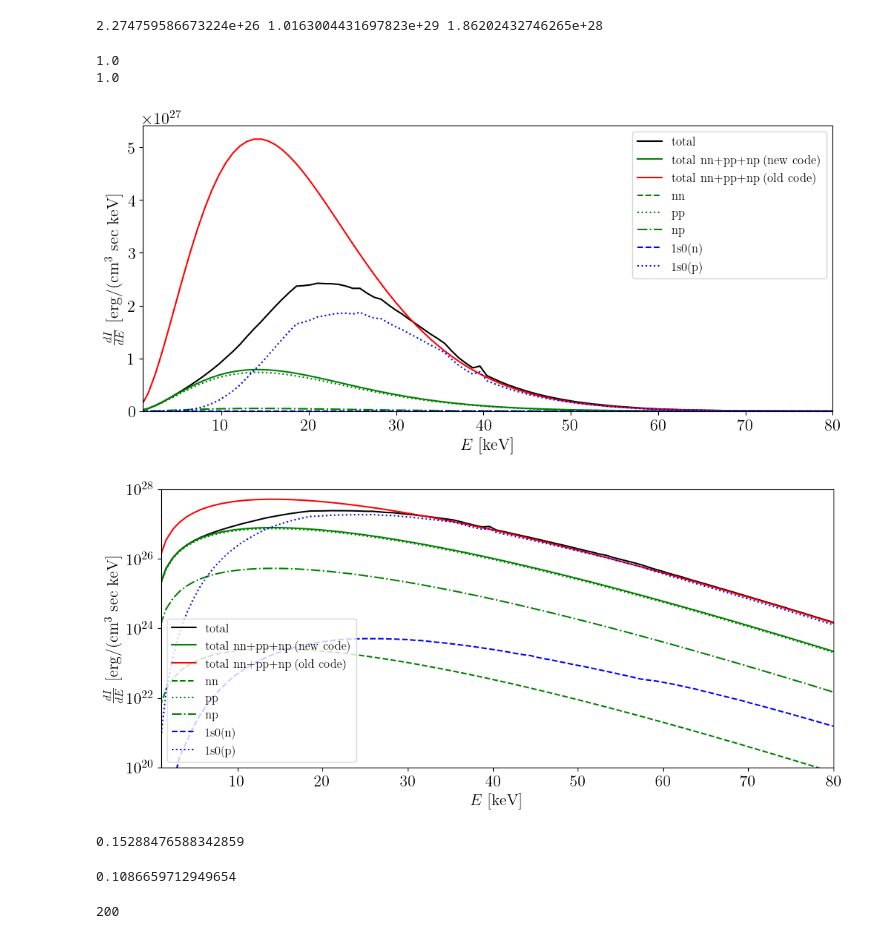
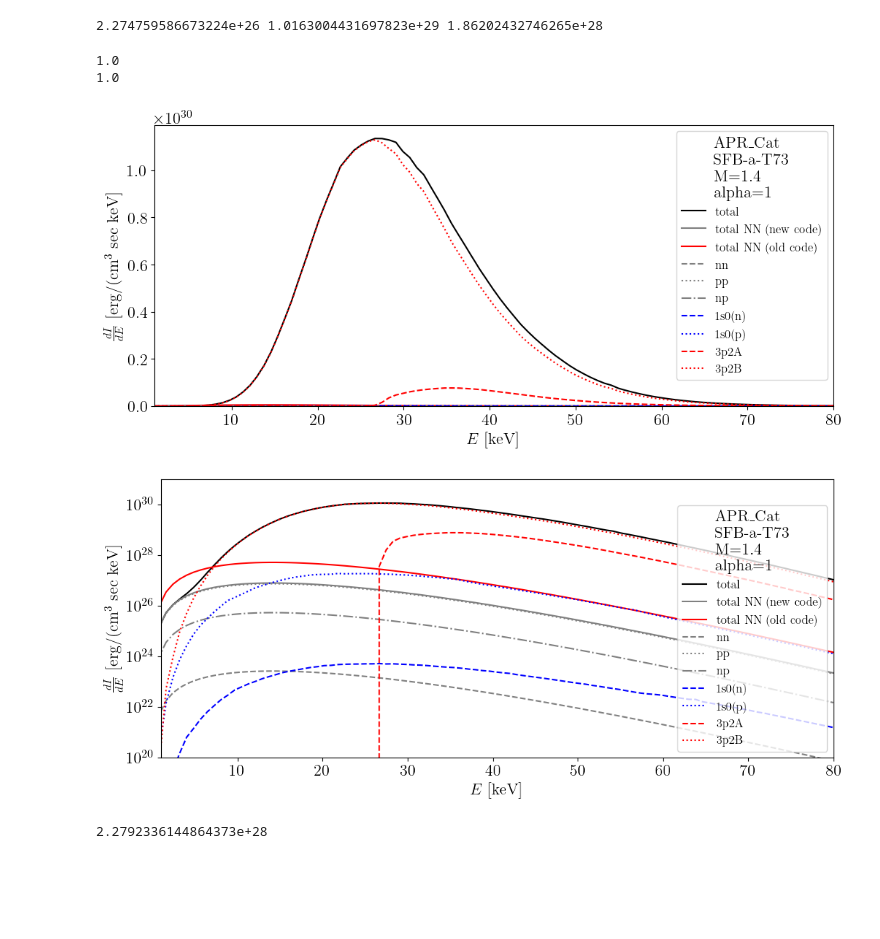
Before and after one commit to MSABuschmann/ns_axion_emission, a Jupyter notebook: notebooks/testing.ipynb, the cells around one changed output. Saved outputs shown, nothing was run; the diff lists cells and outputs as text; code cells hidden in the pictures; blank space fills up the shorter version.

```diff
--- a/notebooks/testing.ipynb
+++ b/notebooks/testing.ipynb
@@ -68,6 +68,8 @@ for i in range(len(integrand_E)):
 
 pbf_1s0n = np.zeros((len(alpha), len(E)))
 pbf_1s0p = np.zeros((len(alpha), len(E)))
+pbf_3p2A = np.zeros((len(alpha), len(E)))
+pbf_3p2B = np.zeros((len(alpha), len(E)))
 bremsstrahlung_nn = np.zeros((len(alpha), len(E)))
 bremsstrahlung_np = np.zeros((len(alpha), len(E)))
 bremsstrahlung_pp = np.zeros((len(alpha), len(E)))
@@ -75,6 +77,8 @@ bremsstrahlung_pp = np.zeros((len(alpha), len(E)))
 for i in range(len(alpha)):
     pbf_1s0n[i] = APR['1s0n_a'+str(i)][:]
     pbf_1s0p[i] = APR['1s0p_a'+str(i)][:]
+    pbf_3p2A[i] = APR['3p2A_a'+str(i)][:]
+    pbf_3p2B[i] = APR['3p2B_a'+str(i)][:]
     bremsstrahlung_nn[i] = APR['bremsstrahlung_nn_a'+str(i)][:]
     bremsstrahlung_np[i] = APR['bremsstrahlung_np_a'+str(i)][:]
     bremsstrahlung_pp[i] = APR['bremsstrahlung_pp_a'+str(i)][:]
@@ -160,6 +164,8 @@ for i in range(len(alpha)):
     fig, ax = plt.subplots(figsize=(12,5))
     ax.plot(E, pbf_1s0n[i], marker='', label='1s0(n)', color='blue', linestyle='--')
     ax.plot(E, pbf_1s0p[i], marker='', label='1s0(p)', color='blue', linestyle=':')
+    ax.plot(E, pbf_3p2A[i], marker='', label='3p2A', color='red', linestyle='--')
+    ax.plot(E, pbf_3p2B[i], marker='', label='3p2B', color='red', linestyle=':')
     ax.plot(E, bremsstrahlung_nn[i], marker='', label='nn', color='black', linestyle='-')
     ax.plot(E, bremsstrahlung_np[i], marker='', label='np', color='black', linestyle='-.')
     ax.plot(E, bremsstrahlung_pp[i], marker='', label='pp', color='black', linestyle=(0, (3, 5, 1, 5, 1, 5)))
@@ -168,7 +174,7 @@ for i in range(len(alpha)):
     #plt.plot(E, dFdE(E, params[2] * K2keV * alpha[i]) * 3.2e20, label='bremsstrahlung (old paper)', color='blue', linestyle=':')
 
     plt.legend()
-    plt.xlim(np.min(E), 100)
+    plt.xlim(np.min(E), 80)
     plt.xlabel(r'$E$ [keV]')
     plt.ylabel(r'$\frac{1}{N_{a,\mathrm{PBF}}}\frac{d\epsilon}{dE}$')
 
@@ -221,48 +227,44 @@ dataY = np.array(dataY)
 # %%
 for i in [1]:
     for Log in [False, True]:
         print(alpha[i])
         scal = 1
         fig, ax = plt.subplots(figsize=(12,5))
-        ax.plot(E, bremsstrahlung_pp[i]+bremsstrahlung_nn[i]+bremsstrahlung_np[i]+pbf_1s0n[i]+pbf_1s0p[i], marker='', label='total', color='black', linestyle='-')
-        ax.plot(E, bremsstrahlung_pp[i]+bremsstrahlung_nn[i]+bremsstrahlung_np[i], marker='', label='total nn+pp+np (new code)', color='green', linestyle='-')
-        plt.plot(mse.Es, mse.NSi.total_aNN_flux * mse.prim_spec * scal, label='total nn+pp+np (old code)', color='red')
-        ax.plot(E, bremsstrahlung_nn[i], marker='', label='nn', color='green', linestyle='--')
-        ax.plot(E, bremsstrahlung_pp[i], marker='', label='pp', color='green', linestyle=':')
-        ax.plot(E, bremsstrahlung_np[i], marker='', label='np', color='green', linestyle='-.')
+        ax.plot(E, bremsstrahlung_pp[i]+bremsstrahlung_nn[i]+bremsstrahlung_np[i]+pbf_1s0n[i]+pbf_1s0p[i]+pbf_3p2A[i]+pbf_3p2B[i], marker='', label='total', color='black', linestyle='-')
+        ax.plot(E, bremsstrahlung_pp[i]+bremsstrahlung_nn[i]+bremsstrahlung_np[i], marker='', label='total NN (new code)', color='grey', linestyle='-')
+        plt.plot(mse.Es, mse.NSi.total_aNN_flux * mse.prim_spec * scal, label='total NN (old code)', color='red')
+        ax.plot(E, bremsstrahlung_nn[i], marker='', label='nn', color='grey', linestyle='--')
+        ax.plot(E, bremsstrahlung_pp[i], marker='', label='pp', color='grey', linestyle=':')
+        ax.plot(E, bremsstrahlung_np[i], marker='', label='np', color='grey', linestyle='-.')
 
         ax.plot(E, pbf_1s0n[i], marker='', label='1s0(n)', color='blue', linestyle='--')
         ax.plot(E, pbf_1s0p[i], marker='', label='1s0(p)', color='blue', linestyle=':')
 
-
+        ax.plot(E, pbf_3p2A[i], marker='', label='3p2A', color='red', linestyle='--')
+        ax.plot(E, pbf_3p2B[i], marker='', label='3p2B', color='red', linestyle=':')
 
         #plt.plot(mse.Es, mse.NSi.total_ann_flux * mse.prim_spec * scal, label='nn (old code)', color='red', linestyle='--')
         #plt.plot(mse.Es, mse.NSi.total_app_flux * mse.prim_spec * scal, label='pp (old code)', color='red', linestyle=':')
         #plt.plot(mse.Es, mse.NSi.total_anp_flux * mse.prim_spec * scal, label='np (old code)', color='red', linestyle='-.')
-        plt.legend(fontsize=12)
+
         plt.xlim(1, 80)
         plt.xlabel(r'$E$ [keV]')
         plt.ylabel(r'$\frac{dI}{dE}$ [erg/(cm$^3$ sec keV]')
 
+        title = 'APR_Cat\n SFB-a-T73\n M=1.4\n alpha=1'
         if Log == False:
             plt.ylim(0,)
+            plt.legend(fontsize=12, loc='upper right', title=title)
         else:
             plt.yscale('log')
-            plt.ylim(1e20,1e28)
+            plt.ylim(1e20,1e31)
+            plt.legend(fontsize=12, loc='lower right', title=title)
 # %% [output]
 1.0
 1.0
-[figure, old version]
+[figure, new version]
-[figure, old version]
+[figure, new version]
 # %%
-np.sum(bremsstrahlung_pp[i]+bremsstrahlung_nn[i]+bremsstrahlung_np[i]) / np.sum((mse.NSi.total_aNN_flux * mse.prim_spec)[1:])
+np.sum(bremsstrahlung_pp[i]+bremsstrahlung_nn[i]+bremsstrahlung_np[i])
 # %% [output]
-0.15288476588342859
+2.2792336144864373e+28
-# %%
-(1/(1+1/3*raw_mstn*(raw_kfn/1.68))**6)[0] * 9.191e11/2.008e12
-# %% [output]
-0.1086659712949654
-# %%
-len(E)
-# %% [output]
-200
```
Also changed, not shown: parts of 20 cells of this notebook, 3 other files.
